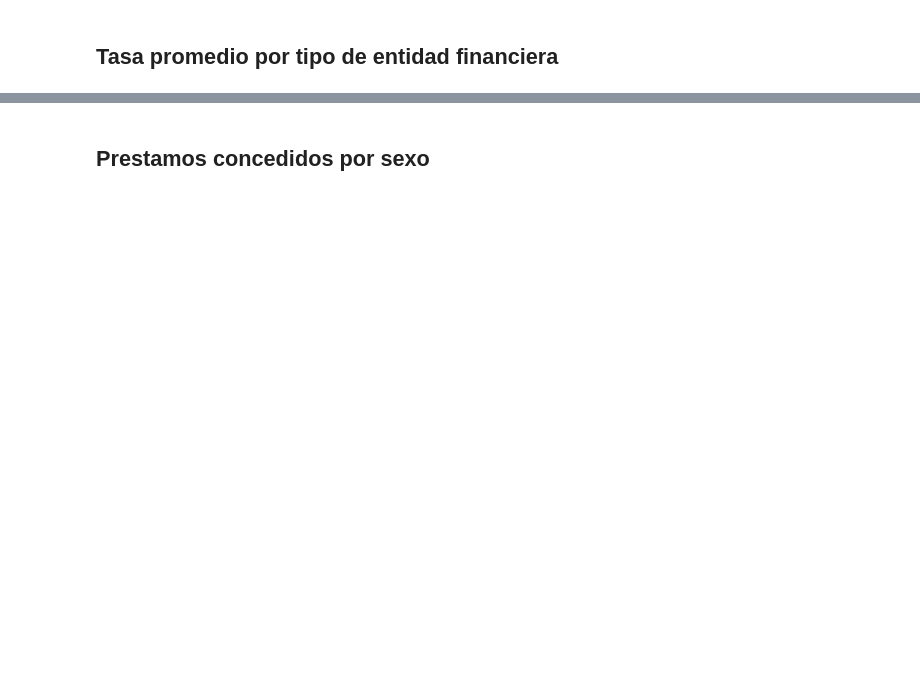
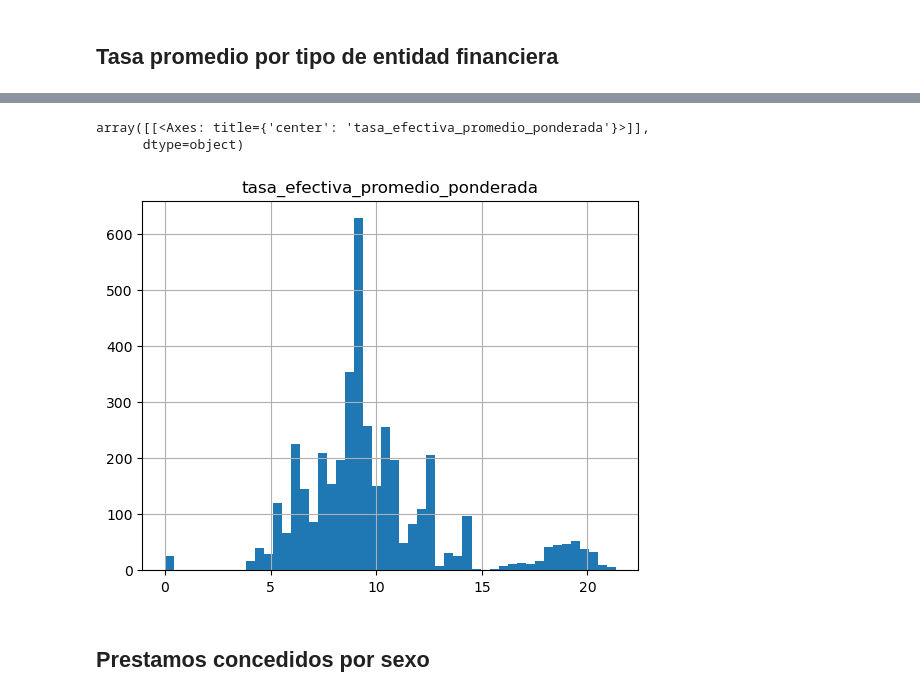
Before and after one commit to rlastralop/UDEA_Fundamentos, a Jupyter notebook: trabajo.ipynb, the cells around one changed output, grey strips where cells are left out. Saved outputs shown, nothing was run; the diff lists cells and outputs as text; code cells hidden in the pictures; blank space fills up the shorter version.

```diff
--- a/trabajo.ipynb
+++ b/trabajo.ipynb
@@ -118,4 +215,12 @@ Banco de Occidente       16.580
 Name: tasa_efectiva_promedio_ponderada, dtype: float64
+# %%
+fna_df = df[df['nombre_entidad'] == 'Fondo Nacional del Ahorro']
+# %%
+fna_df.hist(column='tasa_efectiva_promedio_ponderada', bins=50)
+# %% [output]
+array([[<Axes: title={'center': 'tasa_efectiva_promedio_ponderada'}>]],
+      dtype=object)
+[figure, added]
 # %% [markdown]
 ## Prestamos concedidos por sexo
 # %%
```
Also changed, not shown: parts of 22 cells of this notebook.
